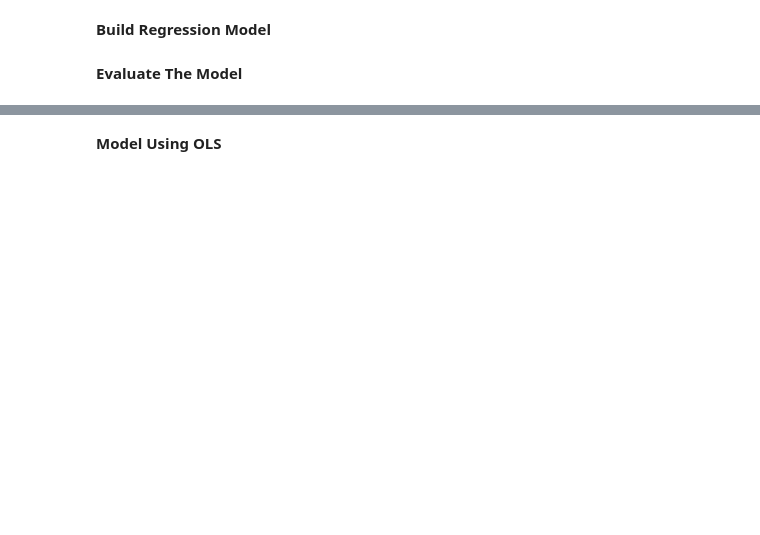
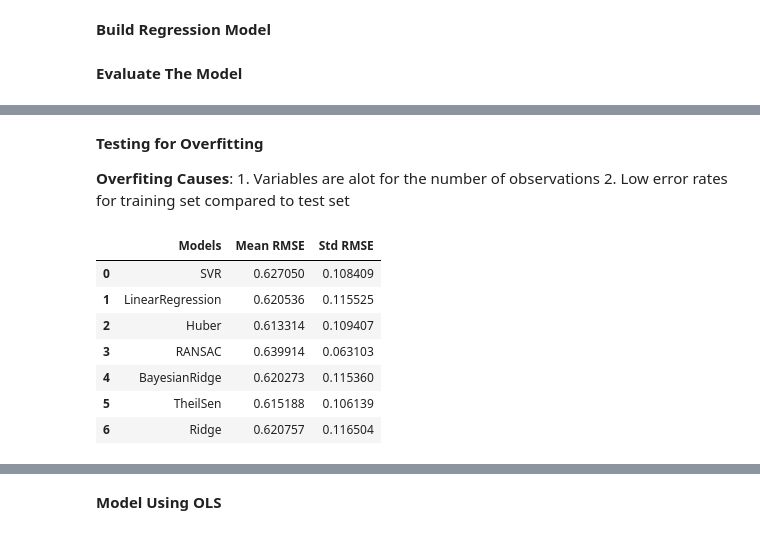
Before and after one commit to apdo60311/regression-analyzer, a Jupyter notebook: notebooks/regression_model.ipynb, the cells around one changed output, grey strips where cells are left out. Drawn from its saved outputs; the diff is of its cells as text; code cells hidden in the pictures; blank space fills up the shorter version.

```diff
--- a/notebooks/regression_model.ipynb
+++ b/notebooks/regression_model.ipynb
@@ -537,0 +589,43 @@ fig.show()
+# %% [markdown]
+**Testing for Overfitting**
+
+**Overfiting Causes**:
+    1. Variables are alot for the number of observations
+    2. Low error rates for training set compared to test set
+# %%
+from sklearn.model_selection import cross_val_score
+
+num_folds = 5
+
+models_results_cv = []
+
+for model, model_name in zip(models, model_names):
+    # Perform cross-validation
+    cv_scores = cross_val_score(model, X, y, cv=num_folds, scoring='neg_mean_squared_error')
+
+    # Convert negative MSE to positive and calculate RMSE
+    cv_rmse = np.sqrt(-cv_scores)
+
+    # Calculate mean and standard deviation of RMSE across folds
+    mean_rmse = np.mean(cv_rmse)
+    std_rmse = np.std(cv_rmse)
+
+    # Append results to the list
+    models_results_cv.append({'Model': model_name, 'Mean RMSE': mean_rmse, 'Std RMSE': std_rmse})
+
+# Display cross-validation results
+
+pd.DataFrame({
+    'Models': model_names,
+    'Mean RMSE': [result['Mean RMSE'] for result in models_results_cv],
+    'Std RMSE': [result['Std RMSE'] for result in models_results_cv],
+})
+# %% [output]
+|  | Models | Mean RMSE | Std RMSE |
+| 0 | SVR | 0.627050 | 0.108409 |
+| 1 | LinearRegression | 0.620536 | 0.115525 |
+| 2 | Huber | 0.613314 | 0.109407 |
+| 3 | RANSAC | 0.639914 | 0.063103 |
+| 4 | BayesianRidge | 0.620273 | 0.115360 |
+| 5 | TheilSen | 0.615188 | 0.106139 |
+| 6 | Ridge | 0.620757 | 0.116504 |
```
Also changed, not shown: parts of 17 cells of this notebook.
